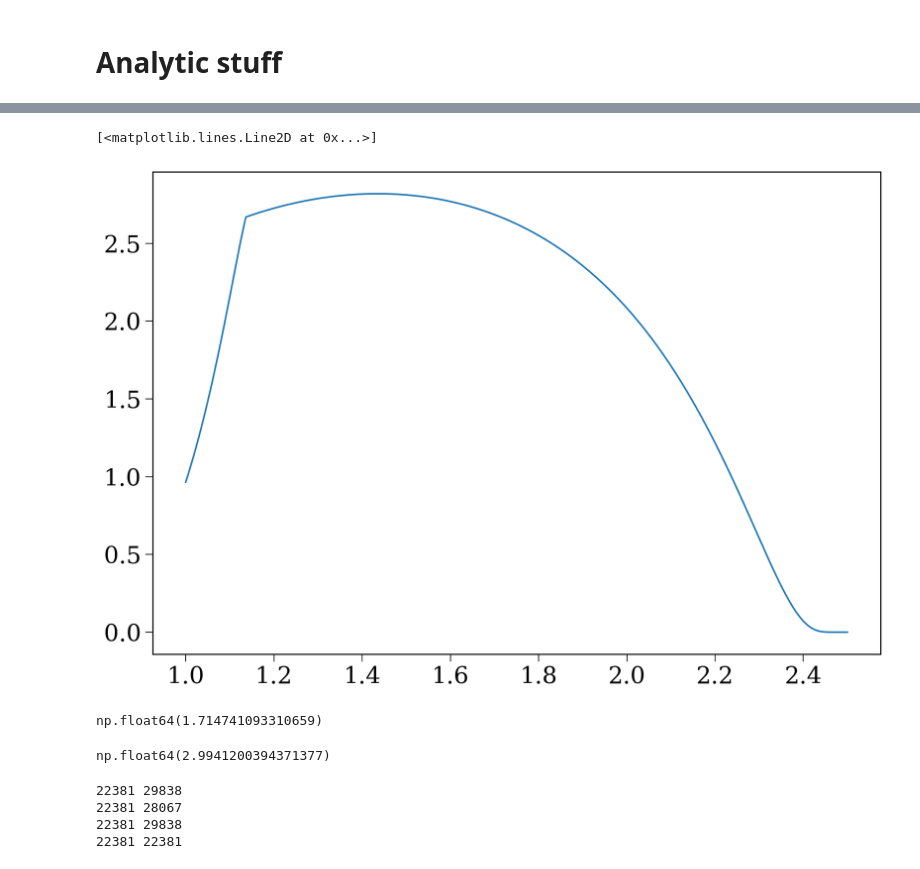
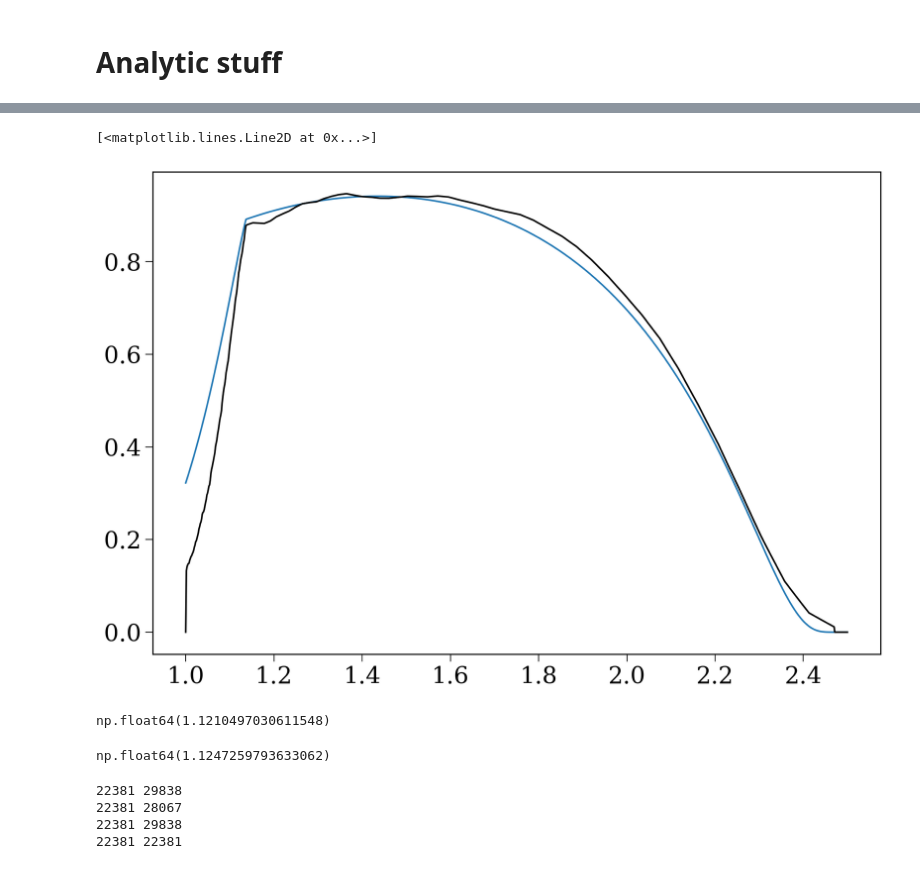
Before and after one commit to TomWagg/underworld, a Jupyter notebook: analysis/variations_time_evolving.ipynb, the cells around one changed output, grey strips where cells are left out. Drawn from its saved outputs; the diff is of its cells as text; code cells hidden in the pictures.

```diff
--- a/analysis/variations_time_evolving.ipynb
+++ b/analysis/variations_time_evolving.ipynb
@@ -159,6 +169,6 @@ NameError: name 'f_range' is not defined
 # %%
 from scipy.interpolate import interp1d
-tau_range = np.linspace(0, 12, 1000)
+tau_range = np.linspace(0, 12, 10000)
 f_vals = 1 / dm_mass_growth_at_tau(tau_range)
 
 tau_from_f = interp1d(f_vals, tau_range)
@@ -167,4 +177,20 @@ def p_of_tau(tau):
     tau_f = 8
     tau_s = 0.43
     tau_m = 12
-    return np.exp(tau / tau_f - tau_s / (tau_m - tau))
+    p = np.exp(tau / tau_f - tau_s / (tau_m - tau))
+    return p / cumulative_trapezoid(p, tau_range, initial=0)[-1]
+# %%
+# interpolate a histogram of the tau values of BHs
+bins = np.linspace(0, 12, 200)
+hist = np.histogram(data["Static"]["tau"]["BH"], bins=bins, density=True)[0]
+bin_centres = 0.5 * (bins[:-1] + bins[1:])
+
+# apply some smoothing to the histogram using a Gaussian kernel
+from scipy.ndimage import gaussian_filter1d
+hist = gaussian_filter1d(hist, sigma=1)
+
+p_of_tau_interp = interp1d(bin_centres, hist, bounds_error=False, fill_value=0)
+
+plt.plot(tau_range, p_of_tau(tau_range))
+# plt.hist(data["Static"]["tau"]["BH"], bins=100, density=True, color=constants.FILE_TO_COLOUR["fiducial"], label="Static");
+plt.plot(tau_range, p_of_tau_interp(tau_range), color="k", label="Interpolated histogram")
@@ -171,20 +270,22 @@ def p_of_tau(tau):
 # %%
 f_range = np.linspace(1, 2.4999, 1000)
 
 p_of_f = p_of_tau(tau_from_f(f_range))
+p_of_f_interp = p_of_tau_interp(tau_from_f(f_range))
 
-plt.plot(f_range, p_of_f)
+plt.plot(f_range, p_of_f / np.trapezoid(p_of_f, f_range))
+plt.plot(f_range, p_of_f_interp / np.trapezoid(p_of_f_interp, f_range), color="k", label="Interpolated histogram")
 # %% [output]
 [<matplotlib.lines.Line2D at 0x...>]
-[figure, old version]
+[figure, new version]
-# %%
-np.trapezoid(f_range**(1/4), f_range)
-# %% [output]
-np.float64(1.714741093310659)
-# %%
-np.trapezoid(p_of_f, f_range)
-# %% [output]
-np.float64(2.9941200394371377)
+# %%
+np.trapezoid(p_of_f * f_range**(1/4), f_range) / np.trapezoid(p_of_f, f_range)
+# %% [output]
+np.float64(1.1210497030611548)
+# %%
+np.trapezoid(p_of_f_interp * f_range**(1/4), f_range) / np.trapezoid(p_of_f_interp, f_range)
+# %% [output]
+np.float64(1.1247259793633062)
 # %%
 s = cogsworth.pop.load("/mnt/ceph/users/twagg/underworld/sims/fiducial/fiducial_part0.h5")
 # %%
```
Also changed, not shown: parts of 13 cells of this notebook, 2 other files.
